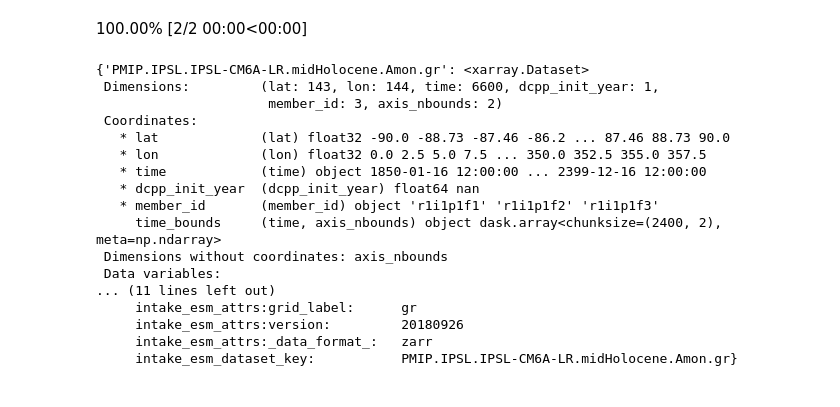
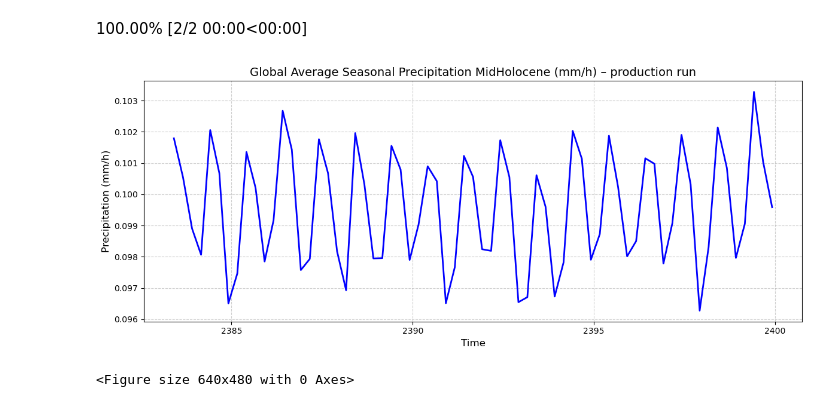
Before and after one commit to KellySavanna/440_PMIP_Modelling, a Jupyter notebook: produce_figures.ipynb, the cells around one changed output. Saved outputs shown, nothing was run; the diff lists cells and outputs as text; code cells hidden in the pictures.

```diff
--- a/produce_figures.ipynb
+++ b/produce_figures.ipynb
@@ -52,7 +52,7 @@ print(cat_now.df['member_id'].unique())
 
 #### Convert to dictionary dataset to begin plotting
 # %%
-ds_holo = cat_holo.to_dataset_dict(
+dset_holo = cat_holo.to_dataset_dict(
     xarray_open_kwargs={"consolidated": True, "decode_times": True, "use_cftime": True}
 )
 # %% [output]
@@ -78,24 +84,6 @@ ds_now = cat_now.to_dataset_dict(
 # %%
-# option to un-comment (one at a time) and inspect parameters:
+# extracting dataset to be usable
 
-ds_holo
-#ds_lig
-#ds_now
+ds_holo = dset_holo['PMIP.IPSL.IPSL-CM6A-LR.midHolocene.Amon.gr']
+ds_lig = dset_lig['PMIP.IPSL.IPSL-CM6A-LR.lig127k.Amon.gr']
+ds_now = dset_now['PMIP.MRI.MRI-ESM2-0.past1000.Amon.gn']
-# %% [output]
-{'PMIP.IPSL.IPSL-CM6A-LR.midHolocene.Amon.gr': <xarray.Dataset>
- Dimensions:         (lat: 143, lon: 144, time: 6600, dcpp_init_year: 1,
-                      member_id: 3, axis_nbounds: 2)
- Coordinates:
-   * lat             (lat) float32 -90.0 -88.73 -87.46 -86.2 ... 87.46 88.73 90.0
-   * lon             (lon) float32 0.0 2.5 5.0 7.5 ... 350.0 352.5 355.0 357.5
-   * time            (time) object 1850-01-16 12:00:00 ... 2399-12-16 12:00:00
-   * dcpp_init_year  (dcpp_init_year) float64 nan
-   * member_id       (member_id) object 'r1i1p1f1' 'r1i1p1f2' 'r1i1p1f3'
-     time_bounds     (time, axis_nbounds) object dask.array<chunksize=(2400, 2), meta=np.ndarray>
- Dimensions without coordinates: axis_nbounds
- Data variables:
-... (11 lines left out)
-     intake_esm_attrs:grid_label:      gr
-     intake_esm_attrs:version:         20180926
-     intake_esm_attrs:_data_format_:   zarr
-     intake_esm_dataset_key:           PMIP.IPSL.IPSL-CM6A-LR.midHolocene.Amon.gr}
@@ -101,0 +104,6 @@ ds_holo
+# %%
+# resample each dataset to be in seasons instead of per month
+
+rs_holo = ds_holo.pr.resample(time='QS-DEC').mean(dim='time') # extract pr variable
+rs_lig = ds_lig.pr.resample(time='QS-DEC').mean(dim='time')
+rs_now = ds_now.pr.resample(time='QS-DEC').mean(dim='time')
@@ -101,0 +131,39 @@ ds_holo
+# %%
+# rs_holo has other dimensions member_id: 3, dcpp_init_year: 1, so for the preliminary plots we average these too
+# select last 200 time steps (i.e., last 50 years)
+def time_series_global_precip(dataset, start_year):
+
+    last50 = dataset.isel(time=slice(start_year, None), dcpp_init_year=0).mean(dim='member_id')
+
+    # Compute global average (assuming 'lat' and 'lon' are coordinate names)
+    global_avg = last50.mean(dim=['lat', 'lon'])
+
+    ga_mmh = convert_kg_m2s_to_mm_h(global_avg)
+
+    return ga_mmh
+
+
+
+
+def plot_timeseries(title, dataset, color, ax=None):
+
+    if ax==None:
+        fig, ax = plt.subplots(figsize=(12, 5))  # Wider plot
+    dataset.plot(ax=ax, color=color, linewidth=2)
+
+    ax.set_title(title, fontsize=14)
+    ax.set_xlabel("Time", fontsize=12)
+    ax.set_ylabel("Precipitation (mm/h)", fontsize=12)
+    ax.grid(True, linestyle='--', alpha=0.6)
+
+    plt.tight_layout()
+    plt.show()
+    return ax
+# %%
+holo_ts_seasonal = time_series_global_precip(rs_holo, -67)
+ax1 = plot_timeseries('Global Average Seasonal Precipitation MidHolocene (mm/h) – production run', holo_ts_seasonal, 'blue')
+holo_ts_monthly = time_series_global_precip(ds_holo.pr, -200)
+ax = plot_timeseries('Global Average Seasonal Precipitation MidHolocene (mm/h) – production run', holo_ts_monthly, 'orange', ax=ax1)
+# %% [output]
+[figure, added]
+<Figure size 640x480 with 0 Axes>
```
Also changed, not shown: parts of 10 cells of this notebook.
